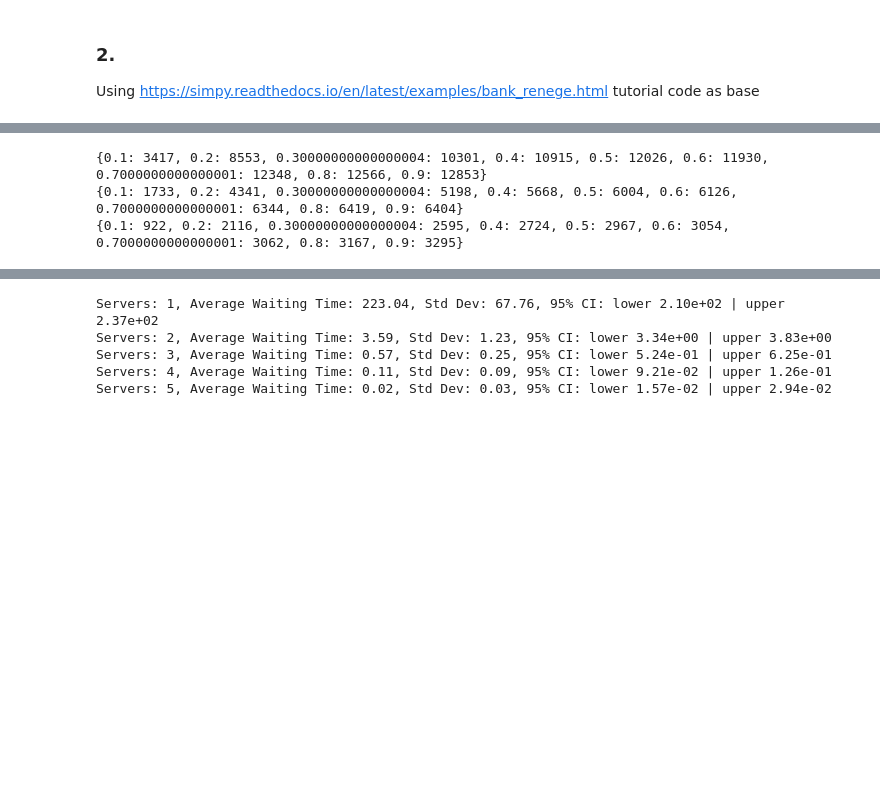
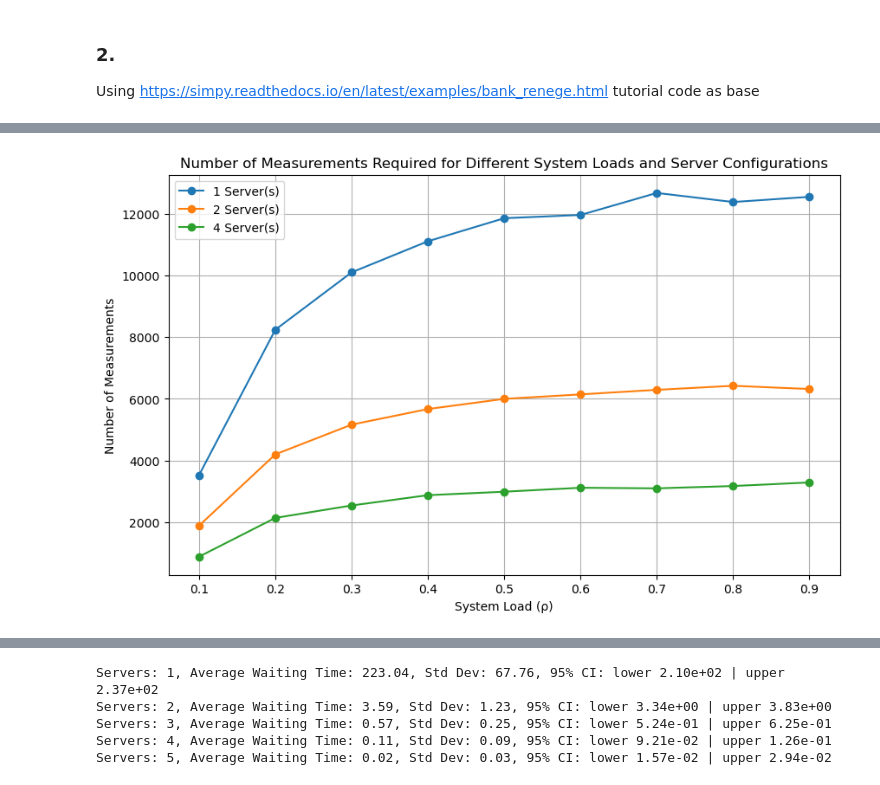
Before and after one commit to jonas4climate/ss-assignment-2, a Jupyter notebook: CalvinLaw_11306734_RaymondZhang_14865904_JonasSchaefer_14039982_2.ipynb, the cells around one changed output, grey strips where cells are left out. Drawn from its saved outputs; the diff is of its cells as text; code cells hidden in the pictures; blank space fills up the shorter version.

Commit message:
Added numbers of sims needed for statistical significance

```diff
--- a/CalvinLaw_11306734_RaymondZhang_14865904_JonasSchaefer_14039982_2.ipynb
+++ b/CalvinLaw_11306734_RaymondZhang_14865904_JonasSchaefer_14039982_2.ipynb
@@ -284,14 +284,13 @@ def calculate_required_measurements(rho_values, num_servers, mu, desired_power=0
     required_measurements = {}
     for rho in rho_values:
         lambda_rate = rho * num_servers * mu
-        n = 10  # Starting with a small number of simulations
+        n = 10  # start amount of simulations
         achieved_power = 0
 
         while achieved_power < desired_power:
             wait_times = []
             for _ in range(n):
                 env = simpy.Environment()
-                # Assuming the source function and other necessary functions and parameters are defined
                 env.process(source(env, N_CUSTOMERS, 1/lambda_rate, simpy.Resource(env, capacity=num_servers), wait_times))
                 env.run()
 
@@ -315,13 +314,24 @@ def calculate_required_measurements(rho_values, num_servers, mu, desired_power=0
 
         required_measurements[rho] = n
     return required_measurements
-
-for num_server in [1,2,4]:
-    print(calculate_required_measurements(rho_values, num_server, mu, desired_power=0.8, alpha=0.05))
 # %%
+runs_req = {}
 for num_server in [1,2,4]:
-    print(calculate_required_measurements(rho_values, num_server, mu, desired_power=0.8, alpha=0.05))
+    runs_req[num_server] = calculate_required_measurements(rho_values, num_server, mu, desired_power=0.8, alpha=0.05)
-# %% [output]
-{0.1: 3417, 0.2: 8553, 0.30000000000000004: 10301, 0.4: 10915, 0.5: 12026, 0.6: 11930, 0.7000000000000001: 12348, 0.8: 12566, 0.9: 12853}
-{0.1: 1733, 0.2: 4341, 0.30000000000000004: 5198, 0.4: 5668, 0.5: 6004, 0.6: 6126, 0.7000000000000001: 6344, 0.8: 6419, 0.9: 6404}
-{0.1: 922, 0.2: 2116, 0.30000000000000004: 2595, 0.4: 2724, 0.5: 2967, 0.6: 3054, 0.7000000000000001: 3062, 0.8: 3167, 0.9: 3295}
+# %%
+# Plotting
+plt.figure(figsize=(10, 6))
+
+for num_servers, data in runs_req.items():
+    rho_values = list(data.keys())
+    measurements = list(data.values())
+    plt.plot(rho_values, measurements, marker='o', label=f'{num_servers} Server(s)')
+
+plt.xlabel('System Load (ρ)')
+plt.ylabel('Number of Measurements')
+plt.title('Number of Measurements Required for Different System Loads and Server Configurations')
+plt.legend()
+plt.grid(True)
+plt.show()
+# %% [output]
+[figure, added]
```
Also changed, not shown: parts of 2 cells of this notebook.
